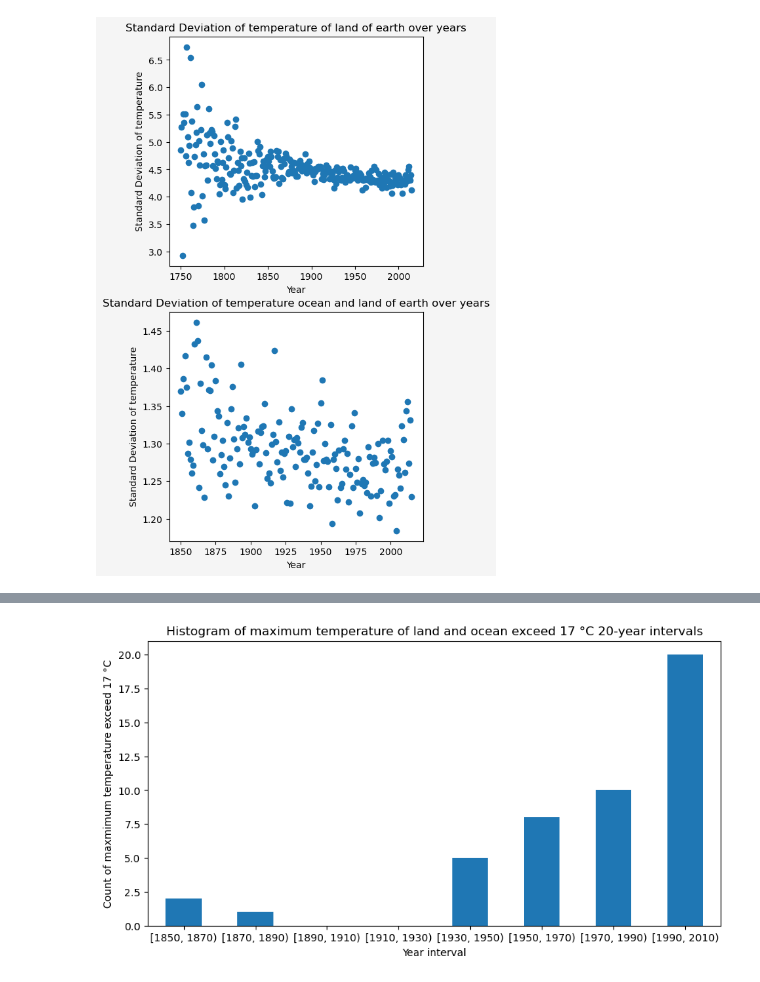
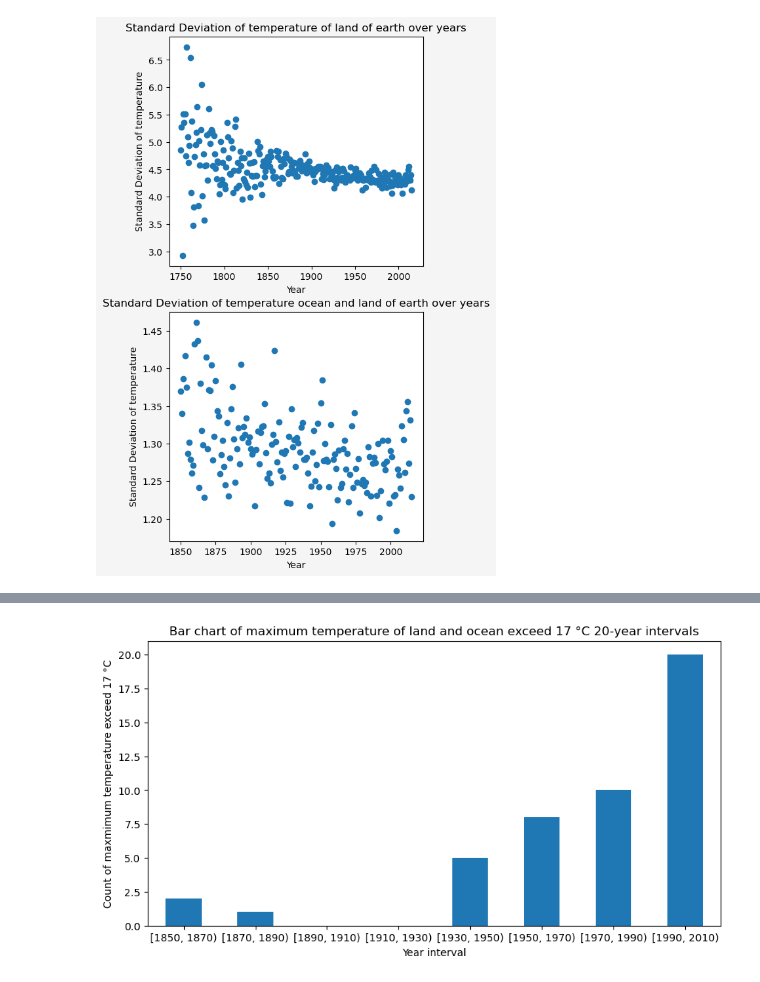
Before and after one commit to XinyangNick/ECO225-Project-1, a Jupyter notebook: Project One Xinyang.ipynb, the cells around one changed output, grey strips where cells are left out. Cells and saved outputs as stored; diff of their text form; code cells hidden in the pictures.

```diff
--- a/Project One Xinyang.ipynb
+++ b/Project One Xinyang.ipynb
@@ -735,14 +738,14 @@ plt.show()
 # %%
 df = YearMaxGlobal
 
 df['Year_bin'] = pd.cut(df.index, bins=range(1850, 2015, 20), right=False)
 binned_data = df.groupby('Year_bin')['LandOcean>=17'].sum()
 
 plt.figure(figsize=(10,5))
 binned_data.plot.bar(x='Year_bin', y='LandOcean>=17', rot=0)
 plt.xlabel('Year interval')
 plt.ylabel('Count of maxmimum temperature exceed 17 °C')
-plt.title('Histogram of maximum temperature of land and ocean exceed 17 °C 20-year intervals')
+plt.title('Bar chart of maximum temperature of land and ocean exceed 17 °C 20-year intervals')
 plt.show()
 # %% [output]
-[figure, old version]
+[figure, new version]
```
Also changed, not shown: parts of 28 cells of this notebook.
